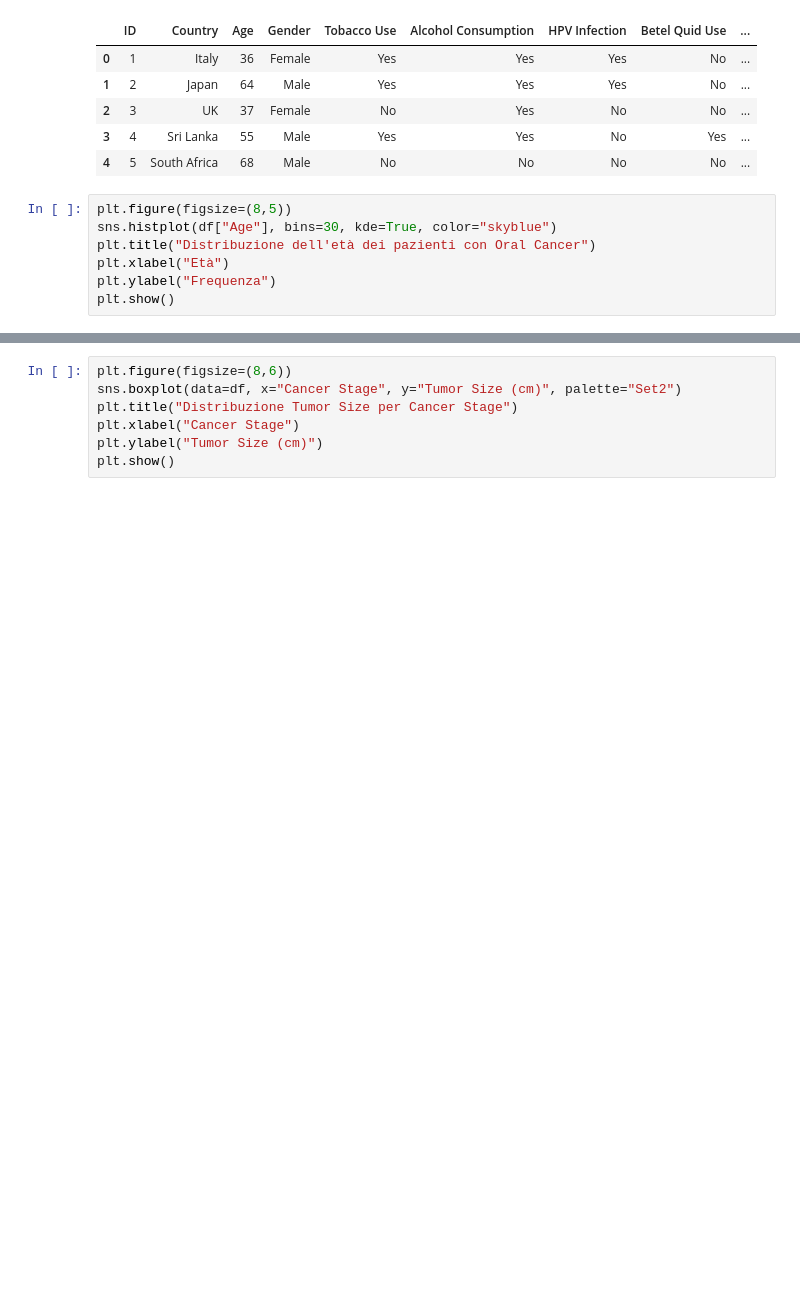
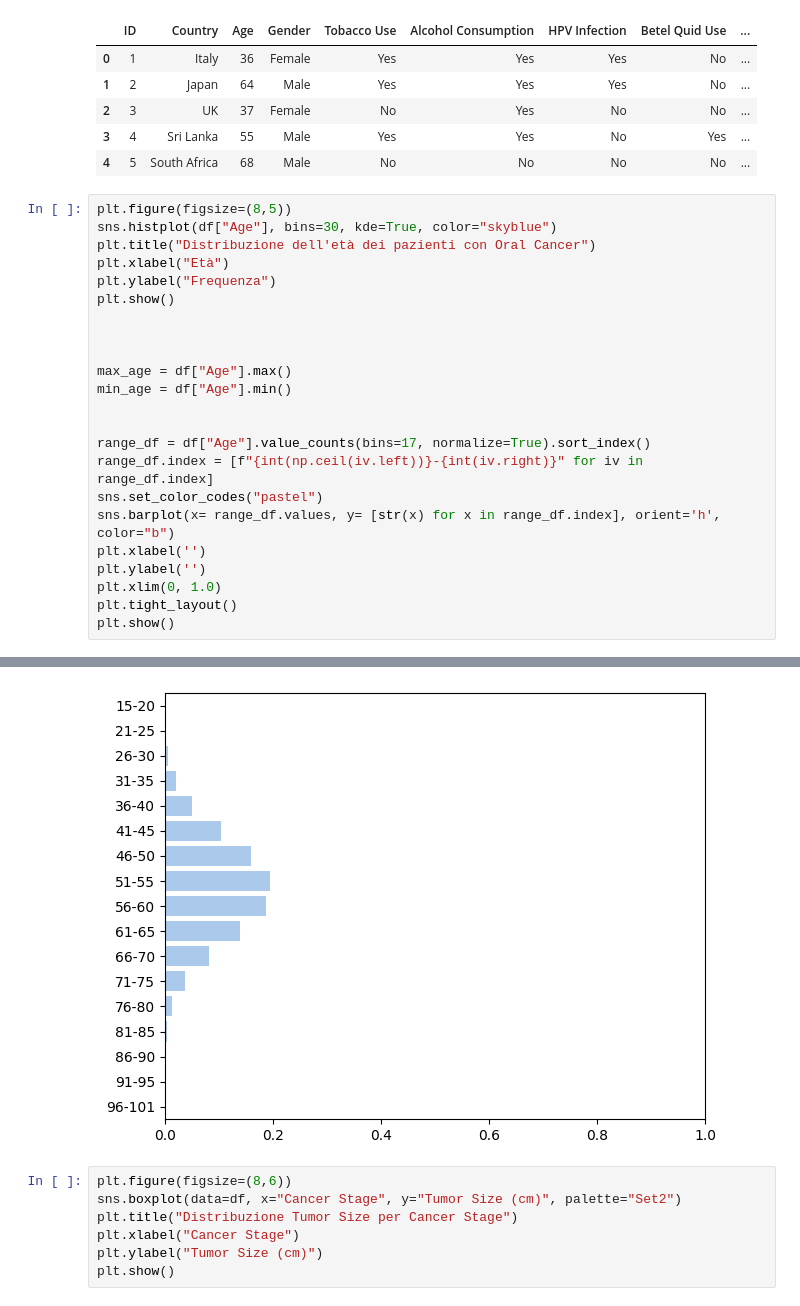
Before and after one commit to andreeriga/Scientific-Visualization-Magistrale, a Jupyter notebook: notebooks/oral.ipynb, the cells around one changed output, grey strips where cells are left out. Saved outputs shown, nothing was run; the diff lists cells and outputs as text; blank space fills up the shorter version.

```diff
--- a/notebooks/oral.ipynb
+++ b/notebooks/oral.ipynb
@@ -16,12 +17,29 @@ df.head(5)
 # %%
 plt.figure(figsize=(8,5))
 sns.histplot(df["Age"], bins=30, kde=True, color="skyblue")
 plt.title("Distribuzione dell'età dei pazienti con Oral Cancer")
 plt.xlabel("Età")
 plt.ylabel("Frequenza")
 plt.show()
+
+
+
+max_age = df["Age"].max()
+min_age = df["Age"].min()
+
+
+range_df = df["Age"].value_counts(bins=17, normalize=True).sort_index()
+range_df.index = [f"{int(np.ceil(iv.left))}-{int(iv.right)}" for iv in range_df.index]
+sns.set_color_codes("pastel")
+sns.barplot(x= range_df.values, y= [str(x) for x in range_df.index], orient='h', color="b")
+plt.xlabel('')
+plt.ylabel('')
+plt.xlim(0, 1.0)
+plt.tight_layout()
+plt.show()
 # %% [output]
 [figure]
+[figure, added]
 # %%
 plt.figure(figsize=(8,6))
 sns.boxplot(data=df, x="Cancer Stage", y="Tumor Size (cm)", palette="Set2")
```
Also changed, not shown: parts of 2 cells of this notebook, 1 other file.
